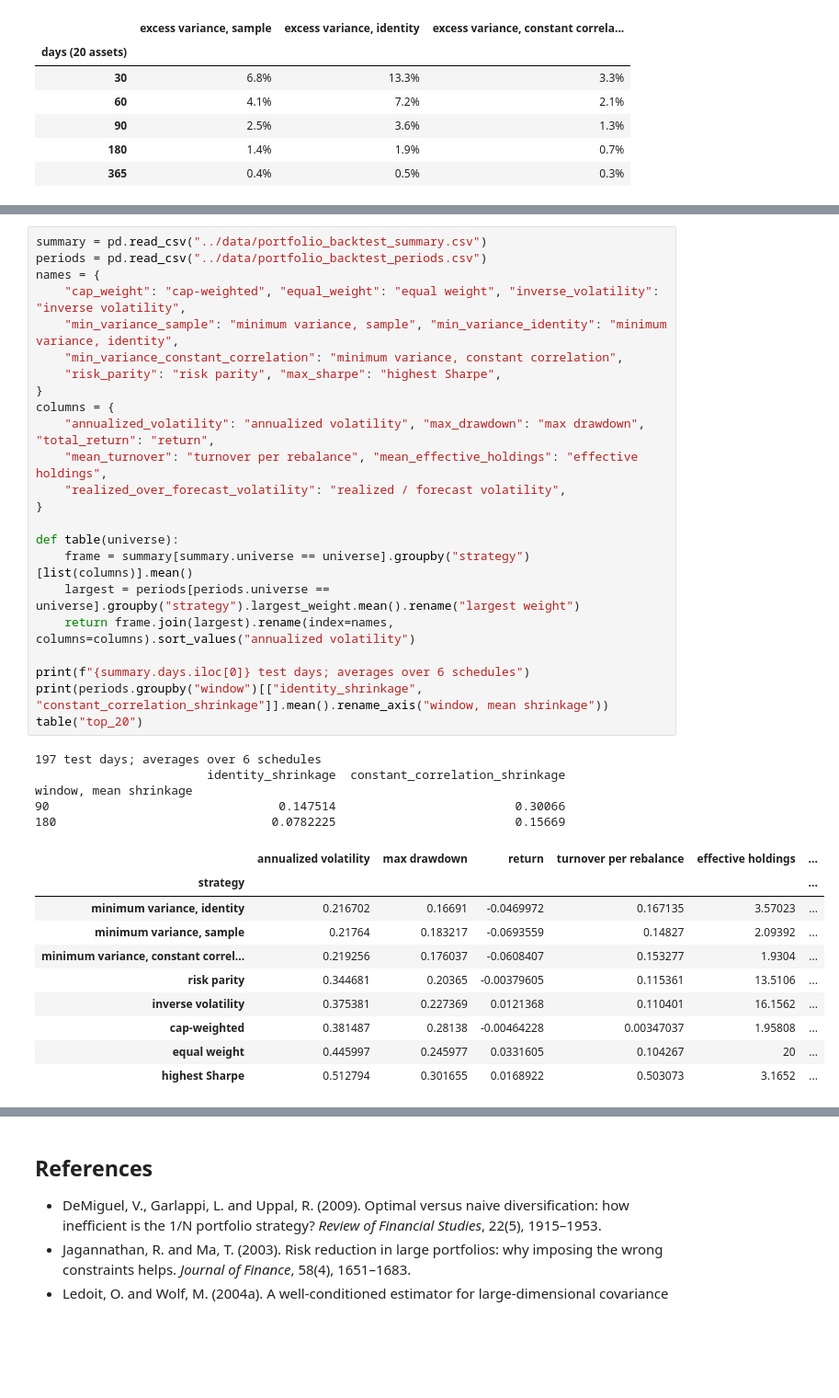
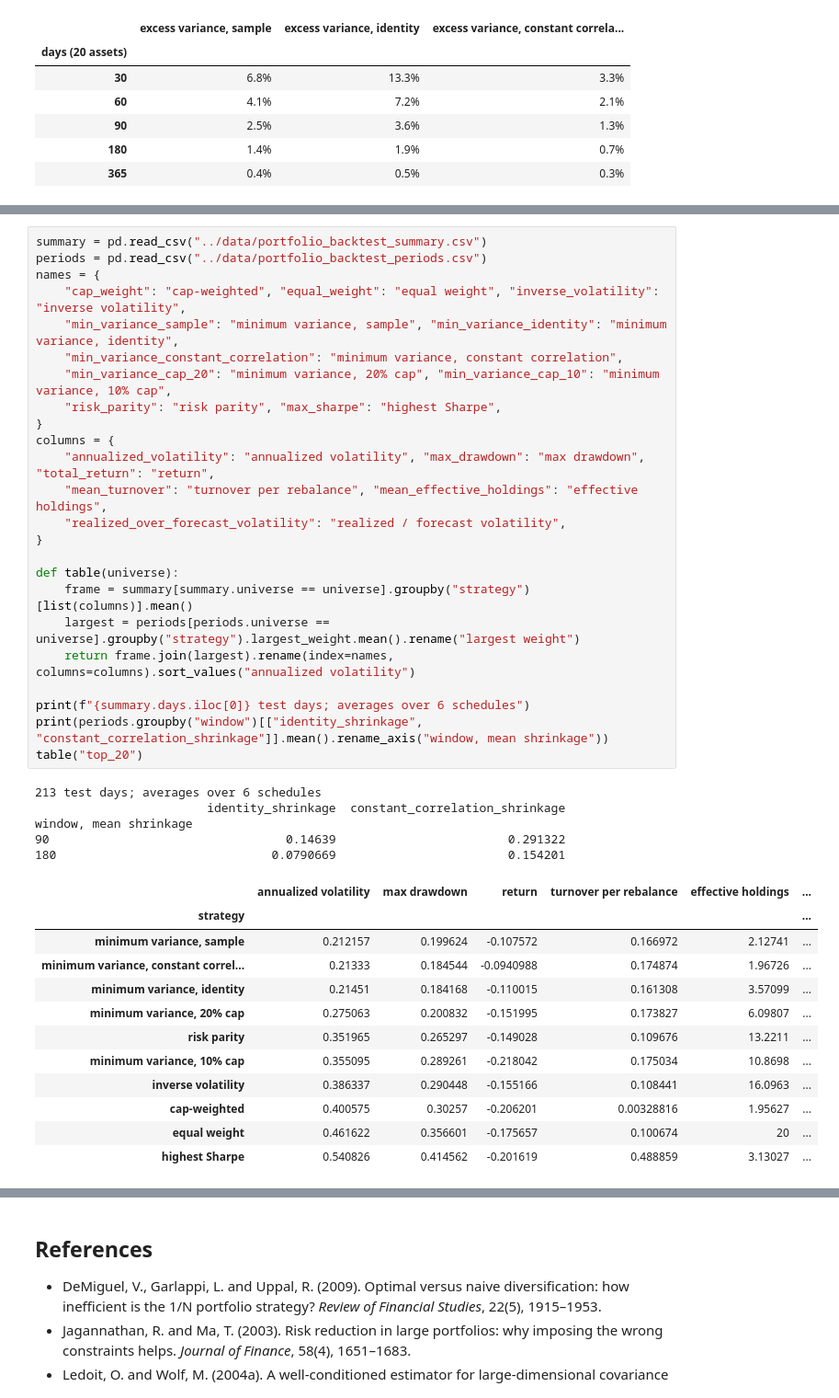
Before and after one commit to sshikora/crypto-analytics, a Jupyter notebook: validation/notebooks/portfolio.ipynb, the cells around one changed output, grey strips where cells are left out. Shown at 92% size. Cells and saved outputs as stored; diff of their text form; blank space fills up the shorter version.

```diff
--- a/validation/notebooks/portfolio.ipynb
+++ b/validation/notebooks/portfolio.ipynb
@@ -162,42 +165,45 @@ Minimum variance holds a few assets and gives them very unequal shares of risk.
 # %%
 summary = pd.read_csv("../data/portfolio_backtest_summary.csv")
 periods = pd.read_csv("../data/portfolio_backtest_periods.csv")
 names = {
     "cap_weight": "cap-weighted", "equal_weight": "equal weight", "inverse_volatility": "inverse volatility",
     "min_variance_sample": "minimum variance, sample", "min_variance_identity": "minimum variance, identity",
     "min_variance_constant_correlation": "minimum variance, constant correlation",
+    "min_variance_cap_20": "minimum variance, 20% cap", "min_variance_cap_10": "minimum variance, 10% cap",
     "risk_parity": "risk parity", "max_sharpe": "highest Sharpe",
 }
 columns = {
     "annualized_volatility": "annualized volatility", "max_drawdown": "max drawdown", "total_return": "return",
     "mean_turnover": "turnover per rebalance", "mean_effective_holdings": "effective holdings",
     "realized_over_forecast_volatility": "realized / forecast volatility",
 }
 
 def table(universe):
     frame = summary[summary.universe == universe].groupby("strategy")[list(columns)].mean()
     largest = periods[periods.universe == universe].groupby("strategy").largest_weight.mean().rename("largest weight")
     return frame.join(largest).rename(index=names, columns=columns).sort_values("annualized volatility")
 
 print(f"{summary.days.iloc[0]} test days; averages over 6 schedules")
 print(periods.groupby("window")[["identity_shrinkage", "constant_correlation_shrinkage"]].mean().rename_axis("window, mean shrinkage"))
 table("top_20")
 # %% [output]
-197 test days; averages over 6 schedules
+213 test days; averages over 6 schedules
                         identity_shrinkage  constant_correlation_shrinkage
 window, mean shrinkage
-90                                0.147514                         0.30066
-180                              0.0782225                         0.15669
+90                                 0.14639                        0.291322
+180                              0.0790669                        0.154201
 |  | annualized volatility | max drawdown | return | turnover per rebalance | effective holdings | ... |
 | strategy |  |  |  |  |  | ... |
-| minimum variance, identity | 0.216702 | 0.16691 | -0.0469972 | 0.167135 | 3.57023 | ... |
-| minimum variance, sample | 0.21764 | 0.183217 | -0.0693559 | 0.14827 | 2.09392 | ... |
-| minimum variance, constant correl... | 0.219256 | 0.176037 | -0.0608407 | 0.153277 | 1.9304 | ... |
-| risk parity | 0.344681 | 0.20365 | -0.00379605 | 0.115361 | 13.5106 | ... |
-| inverse volatility | 0.375381 | 0.227369 | 0.0121368 | 0.110401 | 16.1562 | ... |
-| cap-weighted | 0.381487 | 0.28138 | -0.00464228 | 0.00347037 | 1.95808 | ... |
-| equal weight | 0.445997 | 0.245977 | 0.0331605 | 0.104267 | 20 | ... |
-| highest Sharpe | 0.512794 | 0.301655 | 0.0168922 | 0.503073 | 3.1652 | ... |
+| minimum variance, sample | 0.212157 | 0.199624 | -0.107572 | 0.166972 | 2.12741 | ... |
+| minimum variance, constant correl... | 0.21333 | 0.184544 | -0.0940988 | 0.174874 | 1.96726 | ... |
+| minimum variance, identity | 0.21451 | 0.184168 | -0.110015 | 0.161308 | 3.57099 | ... |
+| minimum variance, 20% cap | 0.275063 | 0.200832 | -0.151995 | 0.173827 | 6.09807 | ... |
+| risk parity | 0.351965 | 0.265297 | -0.149028 | 0.109676 | 13.2211 | ... |
+| minimum variance, 10% cap | 0.355095 | 0.289261 | -0.218042 | 0.175034 | 10.8698 | ... |
+| inverse volatility | 0.386337 | 0.290448 | -0.155166 | 0.108441 | 16.0963 | ... |
+| cap-weighted | 0.400575 | 0.30257 | -0.206201 | 0.00328816 | 1.95627 | ... |
+| equal weight | 0.461622 | 0.356601 | -0.175657 | 0.100674 | 20 | ... |
+| highest Sharpe | 0.540826 | 0.414562 | -0.201619 | 0.488859 | 3.13027 | ... |
 # %% [markdown]
 Averaged over the six schedules:
 
```
Also changed, not shown: parts of 11 cells of this notebook, 11 other files.
